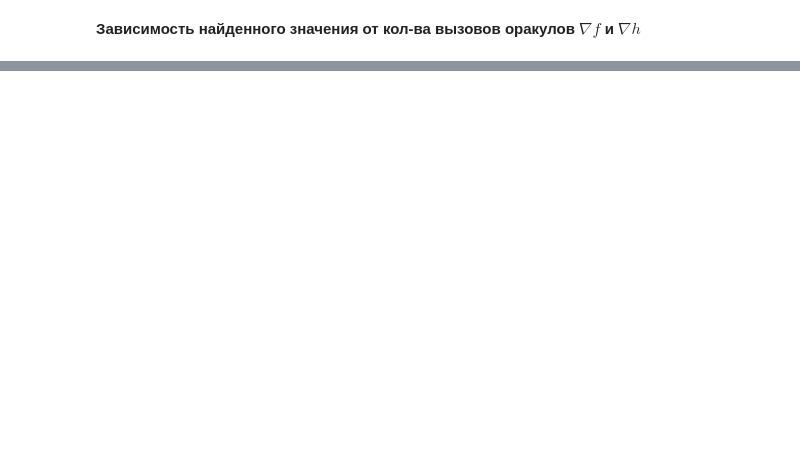
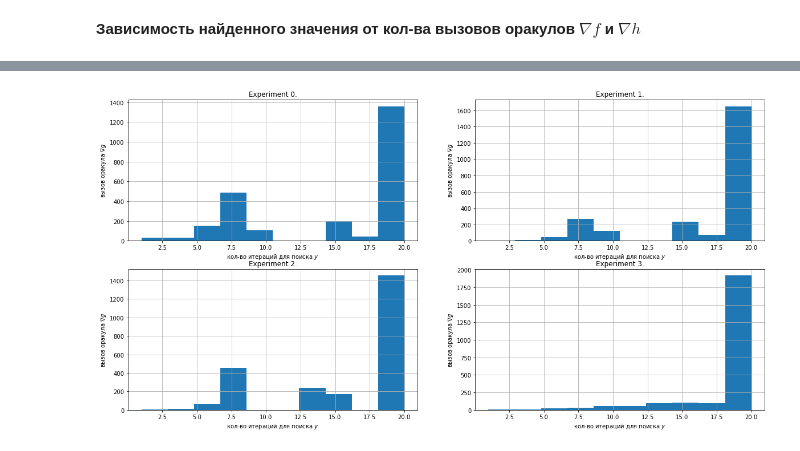
Before and after one commit to nikvas0/optimization_project, a Jupyter notebook: experiments.ipynb, the cells around one changed output, grey strips where cells are left out. Saved outputs shown, nothing was run; the diff lists cells and outputs as text; code cells hidden in the pictures; blank space fills up the shorter version.

```diff
--- a/experiments.ipynb
+++ b/experiments.ipynb
@@ -286,0 +354,24 @@ TODO: исследовать зависимость подробнее на од
+# %%
+def collectItersBygOracleSimple(stats):
+    r = []
+    for st in stats['in_stats']:
+        r.append(st['iters'])
+    return r
+
+
+plt.figure(figsize=(20,10))
+for i in range(len(exps)):
+    ax = plt.subplot(2, 2, 1 + i)
+    ax.set_title('Experiment {}.'.format(i))
+
+    ItersByg = collectItersBygOracleSimple(res_simple_eps[i])
+
+    #ax.plot(range(len(ItersByg)), ItersByg)
+    ax.hist(ItersByg)
+
+    plt.ylabel('вызов оракула $\\nabla g$')
+    plt.xlabel('кол-во итераций для поиска $y$')
+    plt.grid(True)
+    #plt.legend()
+# %% [output]
+[figure, added]
```
Also changed, not shown: parts of 11 cells of this notebook, 1 other file.
